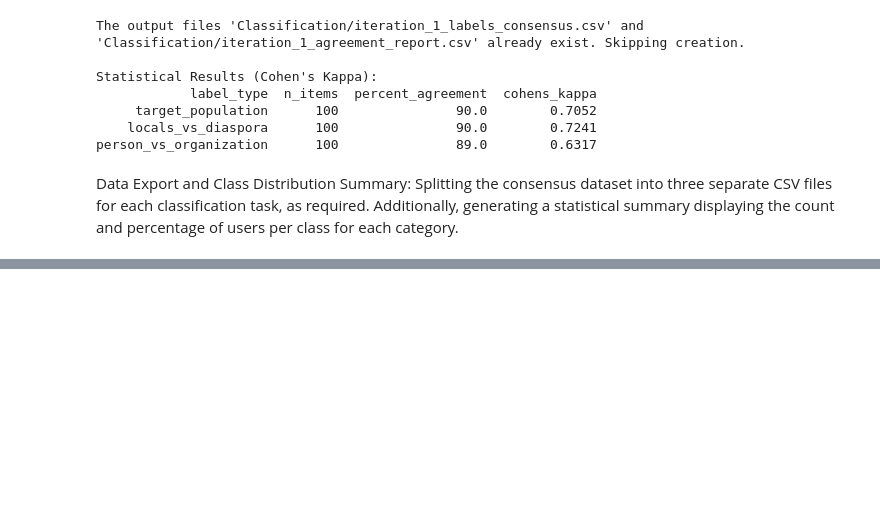
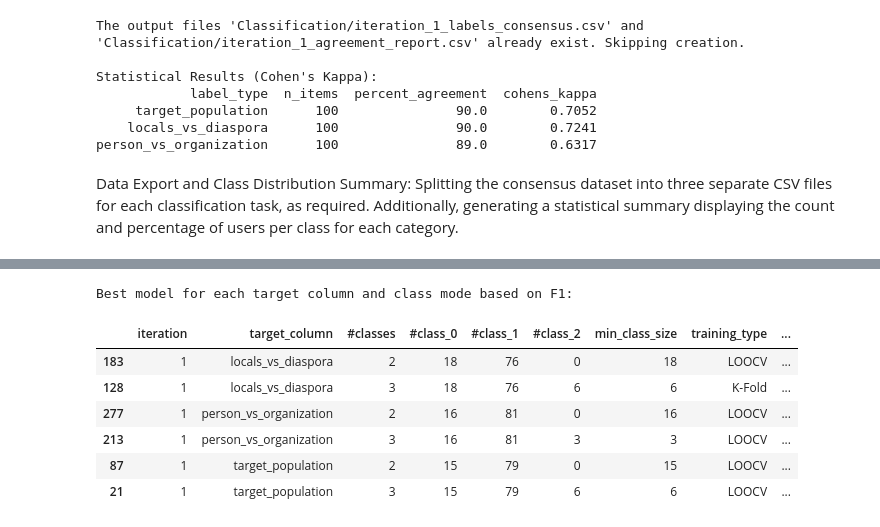
Before and after one commit to Matan2002/IsraelPOIs_ML_Project, a Jupyter notebook: Project.ipynb, the cells around one changed output, grey strips where cells are left out. Saved outputs shown, nothing was run; the diff lists cells and outputs as text; code cells hidden in the pictures; blank space fills up the shorter version.

```diff
--- a/Project.ipynb
+++ b/Project.ipynb
@@ -443,0 +1307,21 @@ print(generate_class_summary(df_final, 'person_vs_organization').to_string(index
+# %%
+# Step 5.5 - Show best model for each target and class mode based on F1
+
+best_models = (
+    df_results_check
+    .sort_values(by=["target_column", "#classes", "F1"], ascending=[True, True, False])
+    .groupby(["target_column", "#classes"])
+    .head(1)
+)
+
+print("Best model for each target column and class mode based on F1:")
+display(best_models)
+# %% [output]
+Best model for each target column and class mode based on F1:
+|  | iteration | target_column | #classes | #class_0 | #class_1 | #class_2 | min_class_size | training_type | ... |
+| 183 | 1 | locals_vs_diaspora | 2 | 18 | 76 | 0 | 18 | LOOCV | ... |
+| 128 | 1 | locals_vs_diaspora | 3 | 18 | 76 | 6 | 6 | K-Fold | ... |
+| 277 | 1 | person_vs_organization | 2 | 16 | 81 | 0 | 16 | LOOCV | ... |
+| 213 | 1 | person_vs_organization | 3 | 16 | 81 | 3 | 3 | LOOCV | ... |
+| 87 | 1 | target_population | 2 | 15 | 79 | 0 | 15 | LOOCV | ... |
+| 21 | 1 | target_population | 3 | 15 | 79 | 6 | 6 | LOOCV | ... |
```
Also changed, not shown: parts of 24 cells of this notebook, 2 other files.
